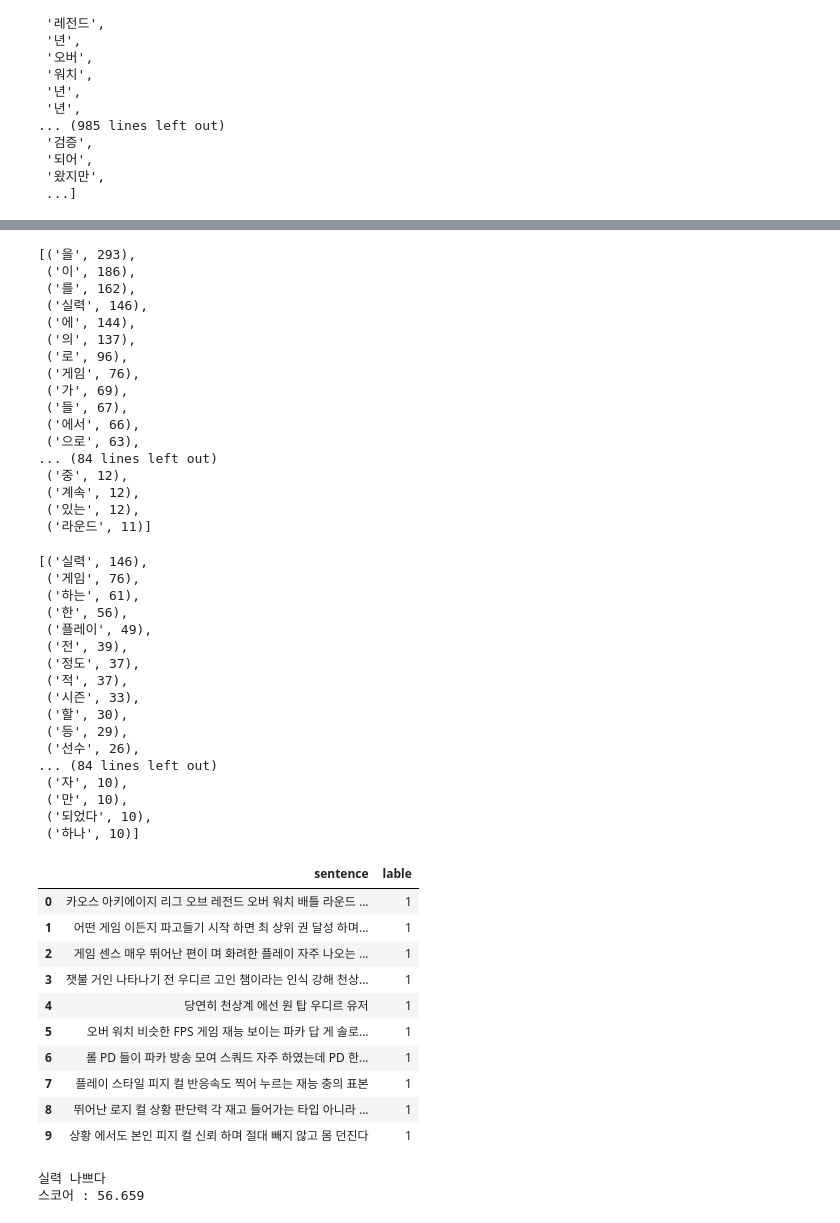
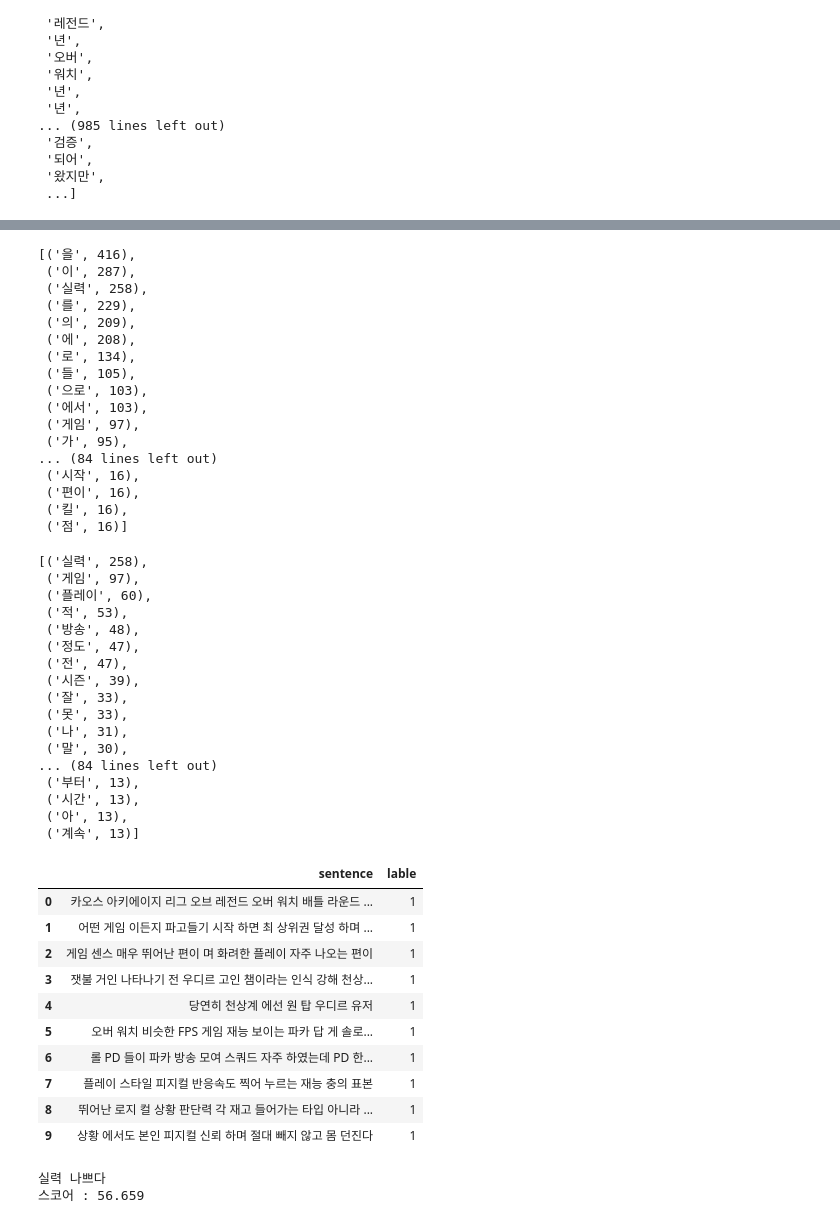
Before and after one commit to kanghohyeong/spark-youtubersearch, a Jupyter notebook: crawler/level-posneg.ipynb, the cells around one changed output, grey strips where cells are left out. Saved outputs shown, nothing was run; the diff lists cells and outputs as text; code cells hidden in the pictures.

```diff
--- a/crawler/level-posneg.ipynb
+++ b/crawler/level-posneg.ipynb
@@ -4,7 +4,7 @@
 # 실력 긍부정 데이터 불러오기
 import pandas as pd
 
-sentence_df = pd.read_csv('./level-lable-2.csv', header=0, sep=',')
+sentence_df = pd.read_csv('./level-lable-3.csv', header=0, sep=',')
 sentence_df.head(3)
 # %% [output]
 |  | sentence | lable |
@@ -239,25 +239,25 @@ print(len(set(ko.tokens)))
 #빈도수 확인 및 불용어 제거
 ko.vocab().most_common(100)
 # %% [output]
-[('을', 293),
- ('이', 186),
- ('를', 162),
- ('실력', 146),
- ('에', 144),
- ('의', 137),
- ('로', 96),
- ('게임', 76),
- ('가', 69),
- ('들', 67),
- ('에서', 66),
- ('으로', 63),
+[('을', 416),
+ ('이', 287),
+ ('실력', 258),
+ ('를', 229),
+ ('의', 209),
+ ('에', 208),
+ ('로', 134),
+ ('들', 105),
+ ('으로', 103),
+ ('에서', 103),
+ ('게임', 97),
+ ('가', 95),
 ... (84 lines left out)
- ('중', 12),
- ('계속', 12),
- ('있는', 12),
- ('라운드', 11)]
+ ('시작', 16),
+ ('편이', 16),
+ ('킬', 16),
+ ('점', 16)]
 # %%
-stop_words = ['을', '를','의','이','에','로','가','들','으로','은','도','에서','했다','것','인','는','와','있다','때','과','그','하고','한다','년','수','이다']
+stop_words = ['을', '를','의','이','에','로','가','들','으로','은','도','에서','했다','것','인','는','와','있다','때','과','그','하고','한다','년','수','이다','하는','한','할','등','월','일','까지','에게','다']
 
 tokens_ko = [each_word for each_word in tokens_ko
                 if each_word not in stop_words]
@@ -265,46 +265,48 @@ tokens_ko = [each_word for each_word in tokens_ko
 ko = nltk.Text(tokens_ko)
 ko.vocab().most_common(100)
 # %% [output]
-[('실력', 146),
- ('게임', 76),
- ('하는', 61),
- ('한', 56),
- ('플레이', 49),
- ('전', 39),
- ('정도', 37),
- ('적', 37),
- ('시즌', 33),
- ('할', 30),
- ('등', 29),
- ('선수', 26),
+[('실력', 258),
+ ('게임', 97),
+ ('플레이', 60),
+ ('적', 53),
+ ('방송', 48),
+ ('정도', 47),
+ ('전', 47),
+ ('시즌', 39),
+ ('잘', 33),
+ ('못', 33),
+ ('나', 31),
+ ('말', 30),
 ... (84 lines left out)
- ('자', 10),
- ('만', 10),
- ('되었다', 10),
- ('하나', 10)]
+ ('부터', 13),
+ ('시간', 13),
+ ('아', 13),
+ ('계속', 13)]
 # %%
 i = 0
 for sentence in sentence_df['sentence']:
     morph_sentence = t.morphs(sentence)
     clean_sentence = [each_word for each_word in morph_sentence
                 if each_word not in stop_words]
     new_sentence = " ".join(clean_sentence)
+    new_sentence = re.sub(pattern="피지 컬", repl="피지컬", string=new_sentence)
+    new_sentence = re.sub(pattern="상위 권", repl="상위권", string=new_sentence)
     sentence_df['sentence'][i] = new_sentence
     i += 1
 
 sentence_df.head(10)
 # %% [output]
 |  | sentence | lable |
 | 0 | 카오스 아키에이지 리그 오브 레전드 오버 워치 배틀 라운드 ... | 1 |
-| 1 | 어떤 게임 이든지 파고들기 시작 하면 최 상위 권 달성 하며... | 1 |
-| 2 | 게임 센스 매우 뛰어난 편이 며 화려한 플레이 자주 나오는 ... | 1 |
+| 1 | 어떤 게임 이든지 파고들기 시작 하면 최 상위권 달성 하며 ... | 1 |
+| 2 | 게임 센스 매우 뛰어난 편이 며 화려한 플레이 자주 나오는 편이 | 1 |
 | 3 | 잿불 거인 나타나기 전 우디르 고인 챔이라는 인식 강해 천상... | 1 |
 | 4 | 당연히 천상계 에선 원 탑 우디르 유저 | 1 |
 | 5 | 오버 워치 비슷한 FPS 게임 재능 보이는 파카 답 게 솔로... | 1 |
 | 6 | 롤 PD 들이 파카 방송 모여 스쿼드 자주 하였는데 PD 한... | 1 |
-| 7 | 플레이 스타일 피지 컬 반응속도 찍어 누르는 재능 충의 표본 | 1 |
+| 7 | 플레이 스타일 피지컬 반응속도 찍어 누르는 재능 충의 표본 | 1 |
 | 8 | 뛰어난 로지 컬 상황 판단력 각 재고 들어가는 타입 아니라 ... | 1 |
-| 9 | 상황 에서도 본인 피지 컬 신뢰 하며 절대 빼지 않고 몸 던진다 | 1 |
+| 9 | 상황 에서도 본인 피지컬 신뢰 하며 절대 빼지 않고 몸 던진다 | 1 |
 # %%
 # 모델 저장
 
```
Also changed, not shown: parts of 6 cells of this notebook, 4 other files.
